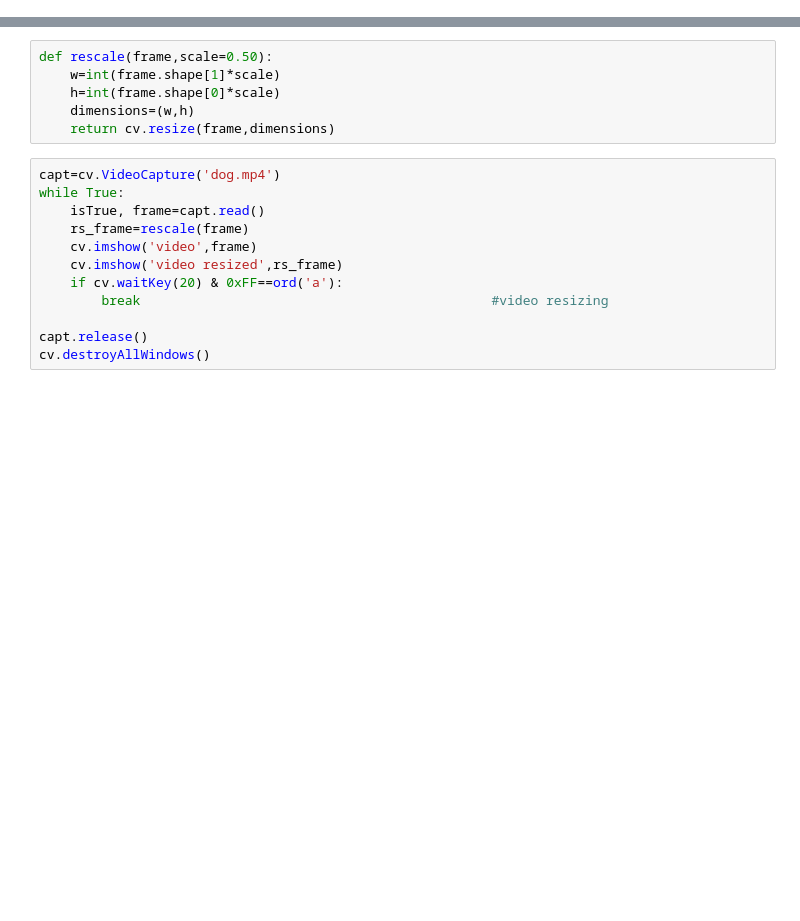
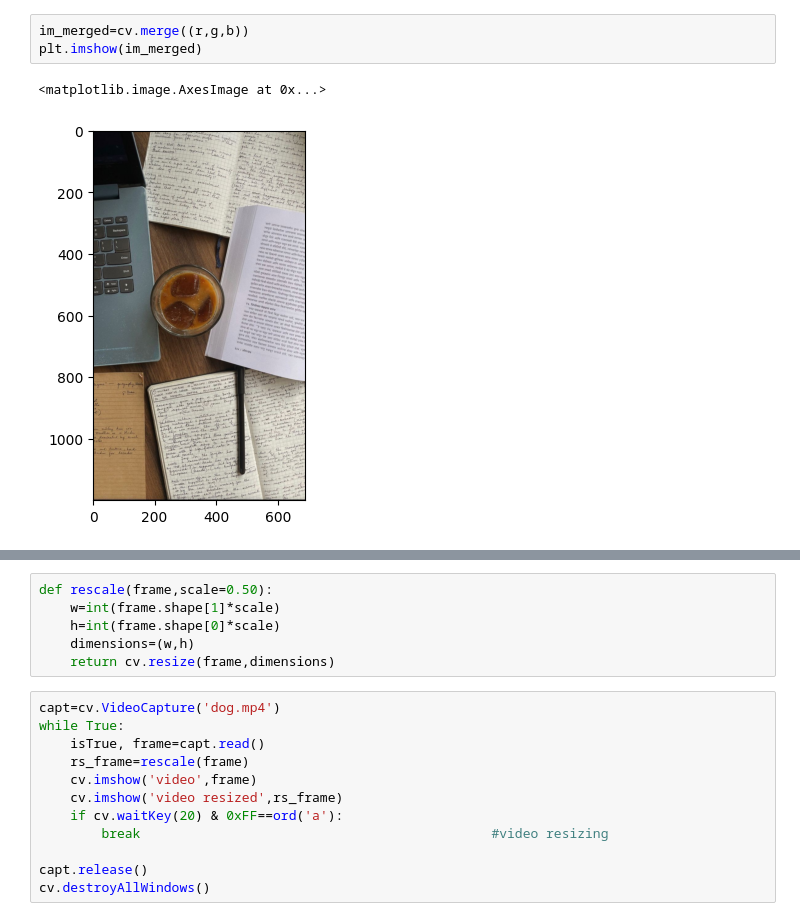
Before and after one commit to anjaliii210/OpenCV_Demo, a Jupyter notebook: demo.ipynb, the cells around one changed output, grey strips where cells are left out. Saved outputs shown, nothing was run; the diff lists cells and outputs as text; blank space fills up the shorter version.

```diff
--- a/demo.ipynb
+++ b/demo.ipynb
@@ -5,0 +33,6 @@ cv.waitKey(0)
+# %%
+im_merged=cv.merge((r,g,b))
+plt.imshow(im_merged)
+# %% [output]
+<matplotlib.image.AxesImage at 0x...>
+[figure, added]
```
Also changed, not shown: parts of 21 cells of this notebook, 1 other file.
